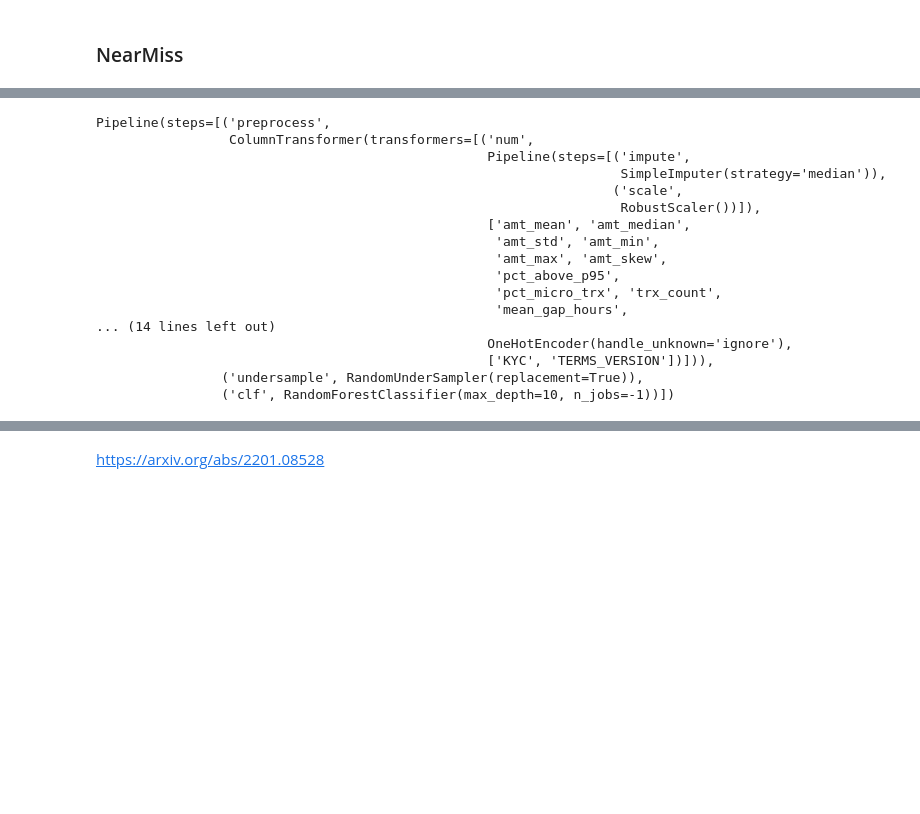
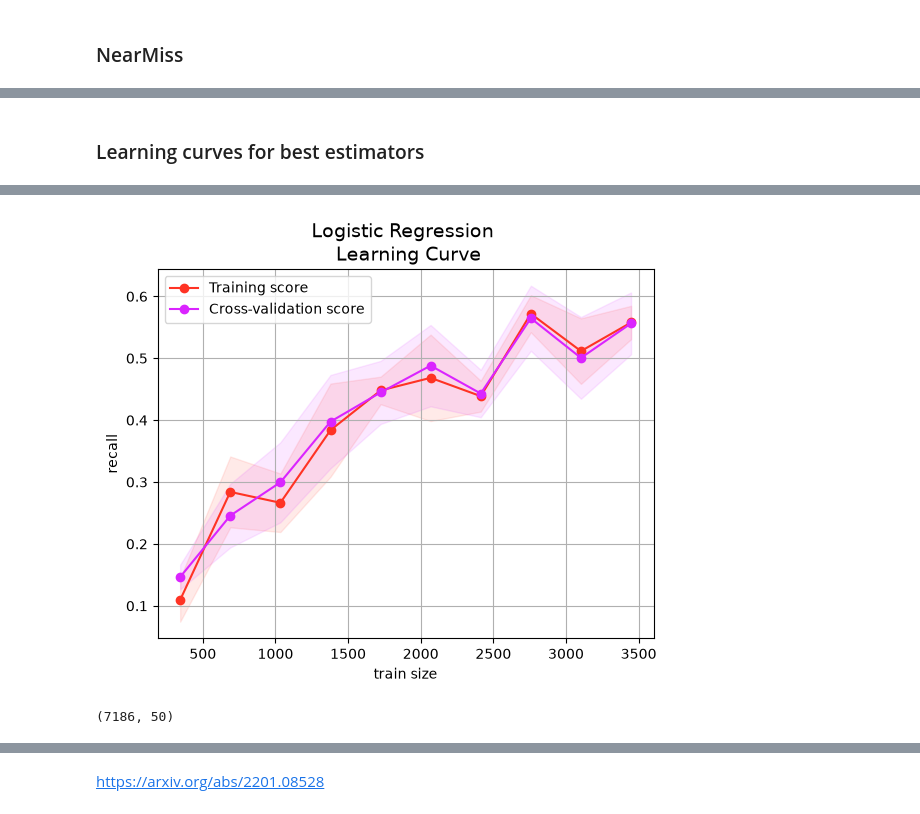
Before and after one commit to Neman-River/Fraud-Detection-Revolut-, a Jupyter notebook: 3_undersampling.ipynb, the cells around one changed output, grey strips where cells are left out. Saved outputs shown, nothing was run; the diff lists cells and outputs as text; code cells hidden in the pictures; blank space fills up the shorter version.

```diff
--- a/3_undersampling.ipynb
+++ b/3_undersampling.ipynb
@@ -598,20 +566,2 @@ Please also refer to the documentation for alternative solver options:
-# %%
-best_estimators_random_boot['RandomForestClassifier']
-# %% [output]
-Pipeline(steps=[('preprocess',
-                 ColumnTransformer(transformers=[('num',
-                                                  Pipeline(steps=[('impute',
-                                                                   SimpleImputer(strategy='median')),
-                                                                  ('scale',
-                                                                   RobustScaler())]),
-                                                  ['amt_mean', 'amt_median',
-                                                   'amt_std', 'amt_min',
-                                                   'amt_max', 'amt_skew',
-                                                   'pct_above_p95',
-                                                   'pct_micro_trx', 'trx_count',
-                                                   'mean_gap_hours',
-... (14 lines left out)
-                                                  OneHotEncoder(handle_unknown='ignore'),
-                                                  ['KYC', 'TERMS_VERSION'])])),
-                ('undersample', RandomUnderSampler(replacement=True)),
-                ('clf', RandomForestClassifier(max_depth=10, n_jobs=-1))])
+# %% [markdown]
+### Learning curves for best estimators
@@ -617,0 +571,37 @@ Pipeline(steps=[('preprocess',
+# %%
+def plot_learning_curve(train_sizes, train_scores, test_scores, model, score='f1'):
+
+    plt.plot(train_sizes, train_scores.mean(axis=1), 'o-', color="#ff3324",
+             label="Training score")
+    plt.plot(train_sizes, test_scores.mean(axis=1), 'o-', color="#da24ff",
+                label="Cross-validation score")
+
+    plt.fill_between(train_sizes, train_scores.mean(1)-train_scores.std(1), train_scores.mean(1)+train_scores.std(1), alpha=0.1, color="#ff3324")
+    plt.fill_between(train_sizes, test_scores.mean(1)-test_scores.std(1), test_scores.mean(1)+test_scores.std(1), alpha=0.1, color="#da24ff")
+
+    plt.title(f"{model} \n Learning Curve", fontsize=14)
+    plt.xlabel('train size');
+    plt.ylabel(f'{score}');
+    plt.legend()
+    plt.grid(True)
+
+    return plt
+# %%
+from sklearn.model_selection import learning_curve
+from sklearn.base import clone
+
+# reuse the tuned pipeline from GridSearchCV (preprocess + undersample + clf with best C)
+lr_pipe = clone(best_estimators_random_boot['LogisiticRegression'])
+
+train_sizes_lr, train_scores_lr, test_scores_lr = learning_curve(
+    lr_pipe,
+    X_train_under, y_train_under,   # the IMBALANCED split fed into grid.fit(), not already-undersampled data
+    cv=cv,                           # same StratifiedKFold(5) used for the grid search
+    scoring='f1',
+    train_sizes=np.linspace(0.1, 1.0, 10),
+    n_jobs=-1,
+)
+
+
+plot_learning_curve(train_sizes_lr, train_scores_lr, test_scores_lr, model='Logistic Regression', score='recall')
+# %% [output]
@@ -617,0 +609,5 @@ Pipeline(steps=[('preprocess',
+[figure, added]
+# %%
+X_raw.shape
+# %% [output]
+(7186, 50)
```
Also changed, not shown: parts of 27 cells of this notebook.
